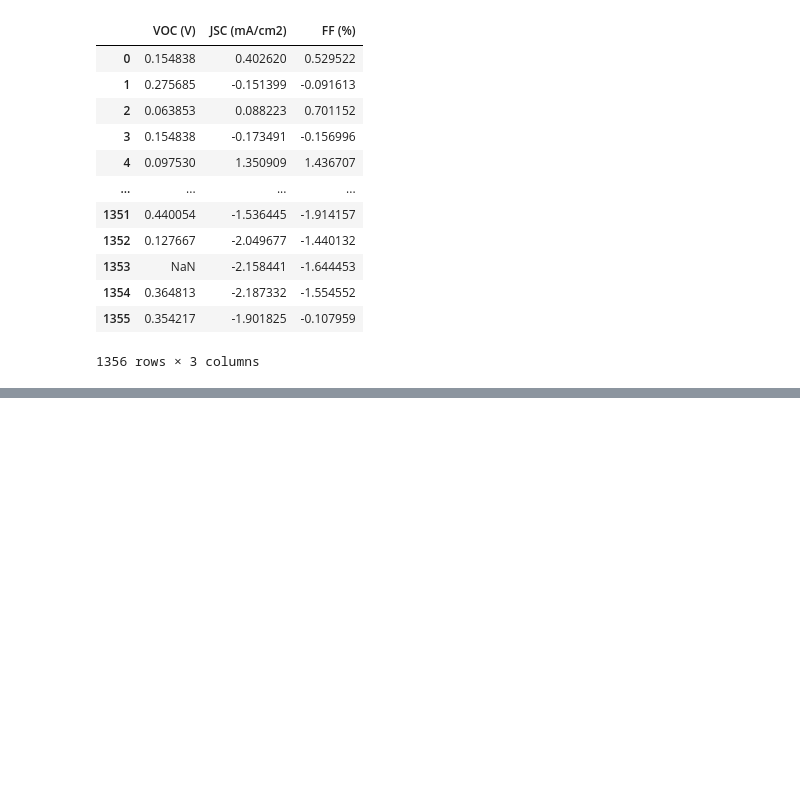
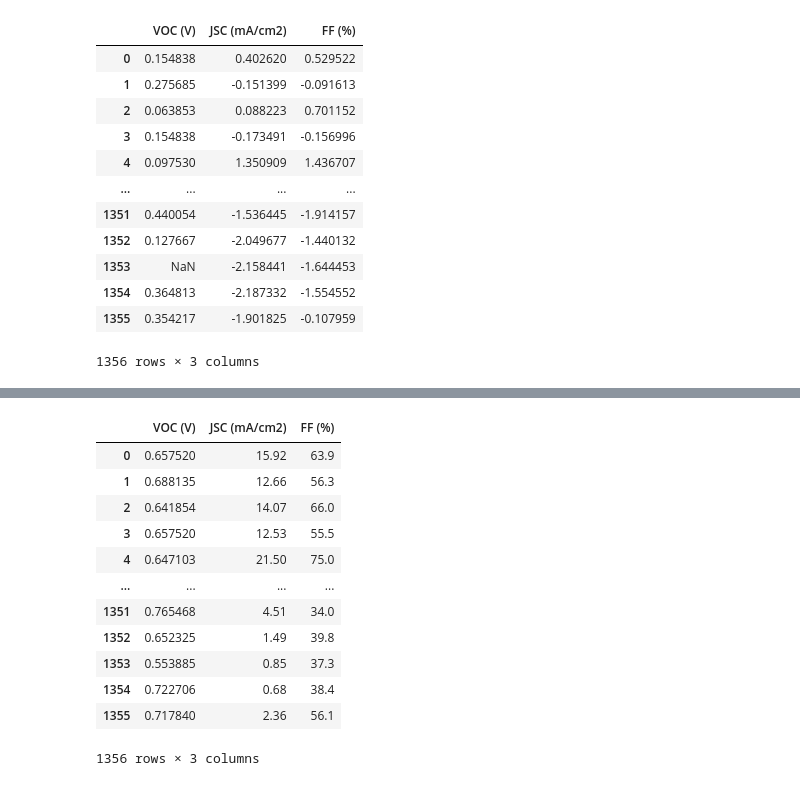
Before and after one commit to LANDRY-SANON/Performance-prediction-of-organic-solar-cells-using-artificial-intelligence, a Jupyter notebook: NFA_OPV_Prediction.ipynb, the cells around one changed output, grey strips where cells are left out. Cells and saved outputs as stored; diff of their text form; code cells hidden in the pictures; blank space fills up the shorter version.

```diff
--- a/NFA_OPV_Prediction.ipynb
+++ b/NFA_OPV_Prediction.ipynb
@@ -493,0 +476,16 @@ test
+# %%
+X_input
+# %% [output]
+|  | VOC (V) | JSC (mA/cm2) | FF (%) |
+| 0 | 0.657520 | 15.92 | 63.9 |
+| 1 | 0.688135 | 12.66 | 56.3 |
+| 2 | 0.641854 | 14.07 | 66.0 |
+| 3 | 0.657520 | 12.53 | 55.5 |
+| 4 | 0.647103 | 21.50 | 75.0 |
+| ... | ... | ... | ... |
+| 1351 | 0.765468 | 4.51 | 34.0 |
+| 1352 | 0.652325 | 1.49 | 39.8 |
+| 1353 | 0.553885 | 0.85 | 37.3 |
+| 1354 | 0.722706 | 0.68 | 38.4 |
+| 1355 | 0.717840 | 2.36 | 56.1 |
+1356 rows × 3 columns
```
Also changed, not shown: parts of 5 cells of this notebook.
